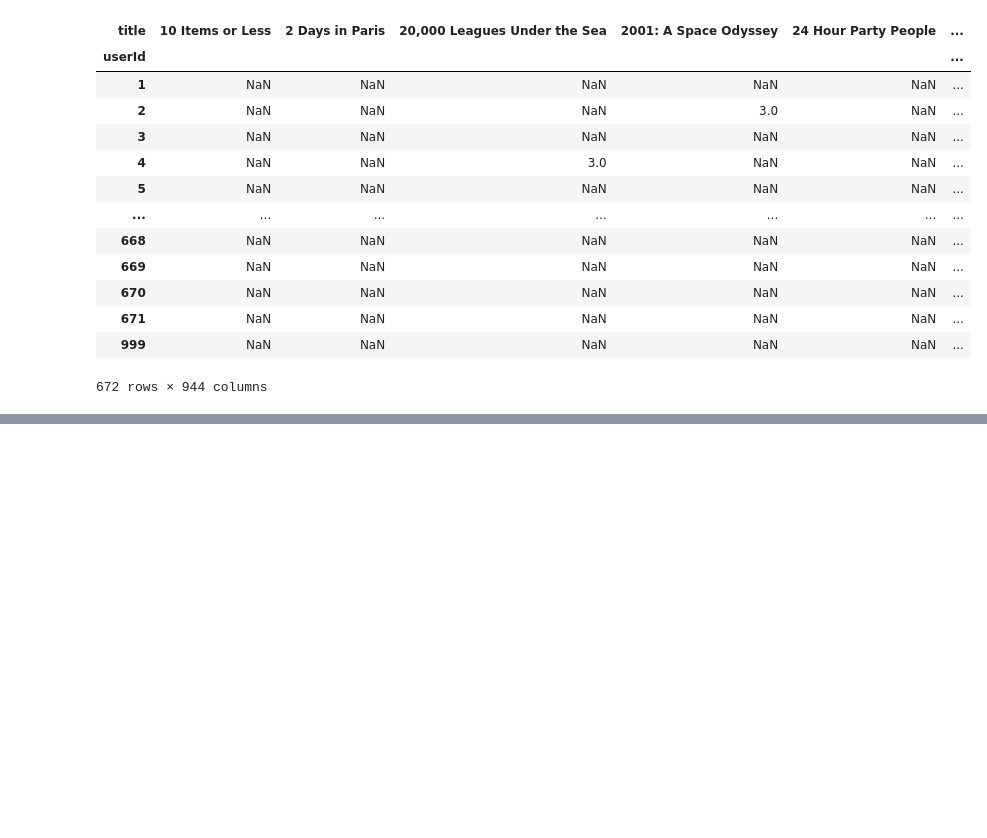
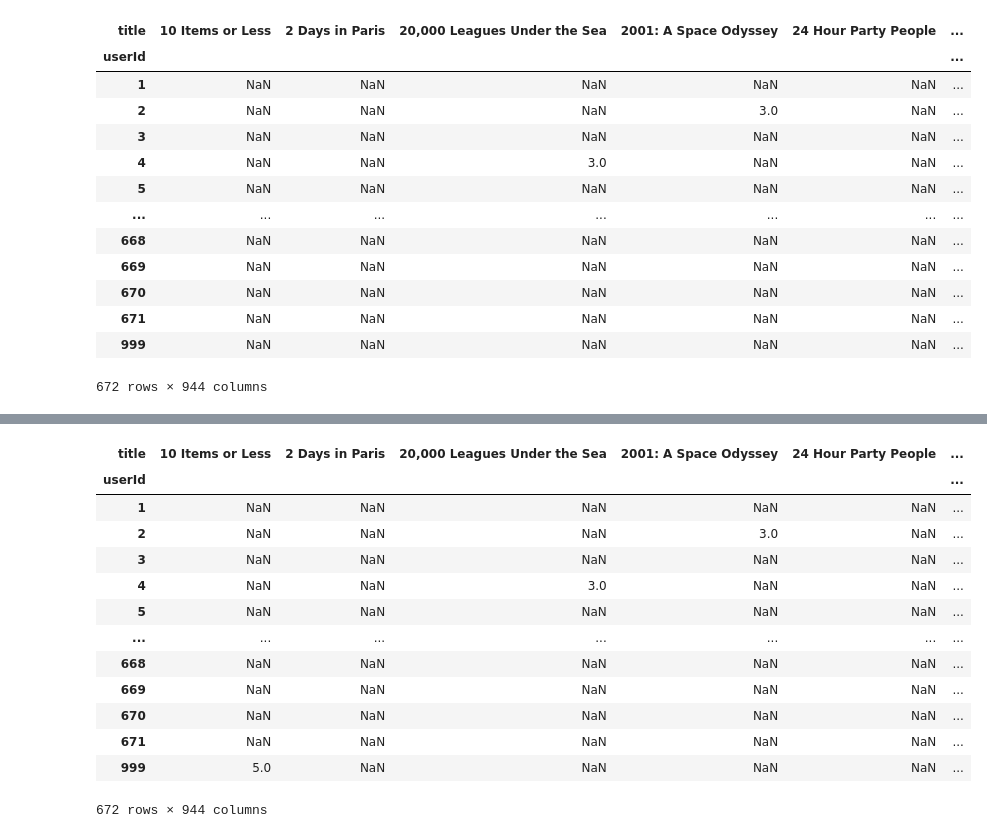
Before and after one commit to seong10/yh-seo10, a Jupyter notebook: project/movie/movie_test2.ipynb, the cells around one changed output, grey strips where cells are left out. Cells and saved outputs as stored; diff of their text form; code cells hidden in the pictures; blank space fills up the shorter version.

```diff
--- a/project/movie/movie_test2.ipynb
+++ b/project/movie/movie_test2.ipynb
@@ -570,0 +902,17 @@ df.loc[ df['userId'] == 999 , ]
+# %%
+df_user_pivot
+# %% [output]
+| title | 10 Items or Less | 2 Days in Paris | 20,000 Leagues Under the Sea | 2001: A Space Odyssey | 24 Hour Party People | ... |
+| userId |  |  |  |  |  | ... |
+| 1 | NaN | NaN | NaN | NaN | NaN | ... |
+| 2 | NaN | NaN | NaN | 3.0 | NaN | ... |
+| 3 | NaN | NaN | NaN | NaN | NaN | ... |
+| 4 | NaN | NaN | 3.0 | NaN | NaN | ... |
+| 5 | NaN | NaN | NaN | NaN | NaN | ... |
+| ... | ... | ... | ... | ... | ... | ... |
+| 668 | NaN | NaN | NaN | NaN | NaN | ... |
+| 669 | NaN | NaN | NaN | NaN | NaN | ... |
+| 670 | NaN | NaN | NaN | NaN | NaN | ... |
+| 671 | NaN | NaN | NaN | NaN | NaN | ... |
+| 999 | 5.0 | NaN | NaN | NaN | NaN | ... |
+672 rows × 944 columns
```
Also changed, not shown: parts of 88 cells of this notebook, 16 other files.
